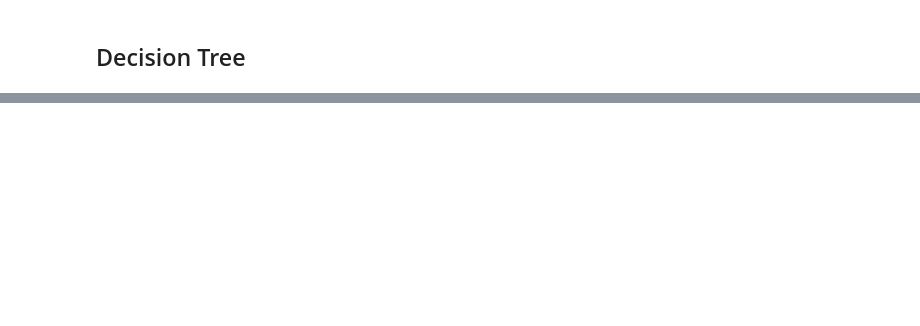
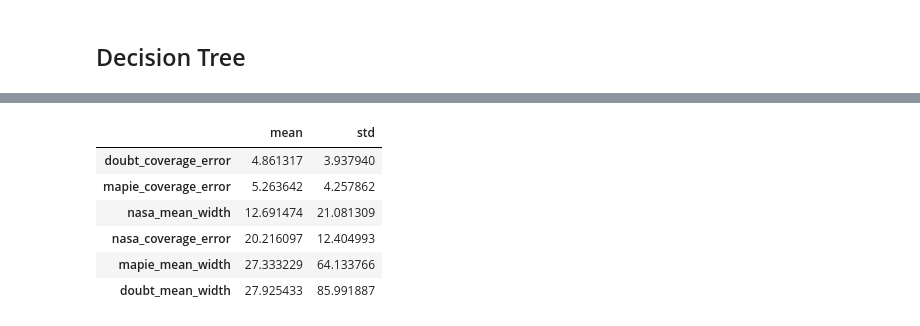
Before and after one commit to cmougan/MonitoringUncertainty, a Jupyter notebook: uncertaintyExperiments.ipynb, the cells around one changed output, grey strips where cells are left out. Saved outputs shown, nothing was run; the diff lists cells and outputs as text; code cells hidden in the pictures; blank space fills up the shorter version.

```diff
--- a/uncertaintyExperiments.ipynb
+++ b/uncertaintyExperiments.ipynb
@@ -198,9 +306,17 @@ forest_df
 # %%
-(forest_df.abs()
-        .describe()
-        .loc[['mean', 'std']]
-        .T
-        .sort_values(by='mean'))
+(xgb_df.abs()
+       .describe()
+       .loc[['mean', 'std']]
+       .T
+       .sort_values(by='mean'))
+# %% [output]
+|  | mean | std |
+| doubt_coverage_error | 4.861317 | 3.937940 |
+| mapie_coverage_error | 5.263642 | 4.257862 |
+| nasa_mean_width | 12.691474 | 21.081309 |
+| nasa_coverage_error | 20.216097 | 12.404993 |
+| mapie_mean_width | 27.333229 | 64.133766 |
+| doubt_mean_width | 27.925433 | 85.991887 |
 # %%
 for method in ['mapie', 'doubt', 'nasa']:
     print(method.title())
```
Also changed, not shown: parts of 13 cells of this notebook.
